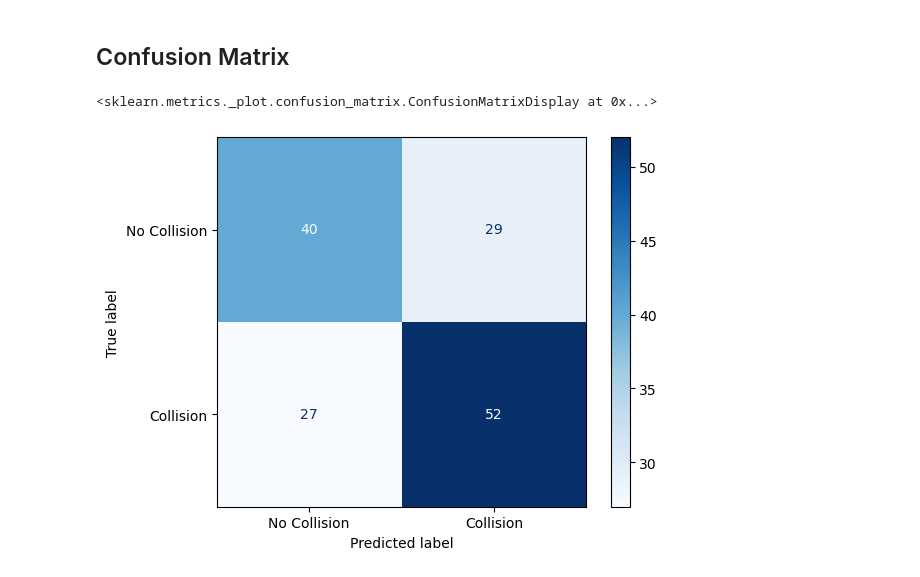
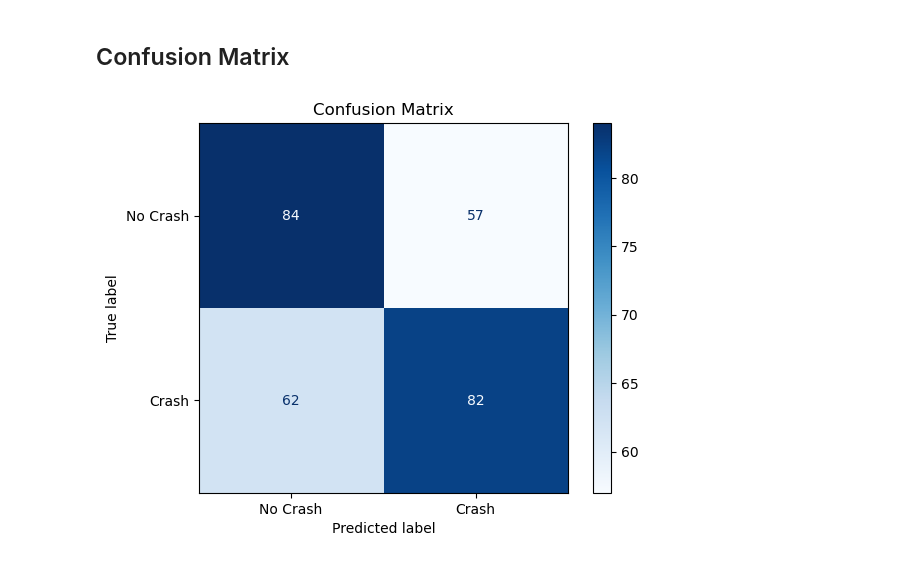
Before and after one commit to dcorc7/dsan-6600-final-project, a Jupyter notebook: code/LSTM/LSTM.ipynb, the cells around one changed output. Saved outputs shown, nothing was run; the diff lists cells and outputs as text; code cells hidden in the pictures.

Commit message:
New LSTM model with different features

```diff
--- a/code/LSTM/LSTM.ipynb
+++ b/code/LSTM/LSTM.ipynb
@@ -229,7 +309,7 @@ Test Videos: ['../../data/yolo_processed_data\\video_02104', '../../data/yolo_pr
 feature_scaler = StandardScaler()
 
 all_train_features = []
-no_delta_indices = [4, 5]
+no_delta_indices = [2, 3, 4]
 
 for video_dir in train_videos:
     csv_path = os.path.join(video_dir, "detections.csv")
@@ -244,7 +324,7 @@ for video_dir in train_videos:
         # Concatenate raw features and delta features
         if prev_features is None:
             delta_features = torch.zeros_like(raw_features)
-            delta_features = delta_features[:-2]
+            delta_features = delta_features[:-len(no_delta_indices)]
         else:
             # Indices to include in the delta calculation
             included_indices = [i for i in range(len(raw_features)) if i not in no_delta_indices]
@@ -575,7 +764,16 @@ Best Validation Loss: 0.6592691101525959
 # %% [markdown]
 ## Plot the Training and Validation Loss Curves for the Optimal Model
 # %%
-input_size = 36
+input_size = input_size
+
+best_params = {
+    "hidden_size": 128,
+    "dropout": 0.2,
+    "learning_rate": 0.001,
+    "num_layers": 3,
+    "optimizer": "adam"
+}
+
 
 # Intialize the model with the tuned optimal parameters
 model = LSTMClassifier(input_size = input_size, hidden_size = best_params["hidden_size"], num_layers = best_params["num_layers"], dropout = best_params["dropout"])
@@ -583,7 +781,7 @@ model = LSTMClassifier(input_size = input_size, hidden_size = best_params["hidde
 
 # Identify the optimal optimizer
 if best_params["optimizer"] == "adam":
-    optimizer = optim.Adam(model.parameters(), lr = best_params["learning_rate"])
+    optimizer = optim.Adam(model.parameters(), lr = best_params["learning_rate"], weight_decay = 1e-5)
 
 elif best_params["optimizer"] == "rmsprop":
     optimizer = optim.RMSprop(model.parameters(), lr = best_params["learning_rate"])
@@ -594,7 +792,6 @@ epochs = 100
 patience = 5
 print_epochs = True
 criterion = nn.BCELoss()
-#criterion = nn.BCEWithLogitsLoss()
 device = torch.device("cuda" if torch.cuda.is_available() else "cpu")
 
 # Train the optimal model
@@ -603,11 +800,12 @@ train_losses, val_losses = train_model(model, train_loader, val_loader, criterio
 
 # Plot training and validation losses after all epochs are finished
 plt.figure(figsize = (8, 6))
-sns.lineplot(x = range(1, len(train_losses) + 1), y = train_losses, label = "Training Loss", marker = "o", linestyle = "-", color = "blue")
-sns.lineplot(x = range(1, len(val_losses) + 1), y = val_losses, label = "Validation Loss", marker = "o", linestyle = "-", color = "red")
+sns.lineplot(x = range(1, len(train_losses) + 1), y = train_losses, label = "Training Loss")
+sns.lineplot(x = range(1, len(val_losses) + 1), y = val_losses, label = "Validation Loss")
 plt.title("Training and Validation Loss Curves")
 plt.xlabel("Epoch")
 plt.ylabel("Loss")
 plt.legend()
+plt.grid()
 plt.show()
 # %% [output]
@@ -638,7 +835,17 @@ def evaluate_model(model, test_loader, device, criterion):
         for x_batch, lengths, y_batch in test_loader:
             x_batch, lengths = x_batch.to(device), lengths.to(device)
 
-            outputs = model(x_batch, lengths)
+            outputs = model(x_batch, lengths).squeeze()       # Shape: [batch_size]
+            y_batch = y_batch.float().squeeze()               # Shape: [batch_size]
+
+            # Make sure both are 1D tensors
+            if outputs.dim() == 0:
+                outputs = outputs.unsqueeze(0)
+            if y_batch.dim() == 0:
+                y_batch = y_batch.unsqueeze(0)
+
+
+
             test_loss = criterion(outputs, y_batch)
             total_test_loss += test_loss.item() * x_batch.size(0)
 
@@ -651,11 +858,11 @@ def evaluate_model(model, test_loader, device, criterion):
 
         # Calculate test loss
         avg_test_loss = (total_test_loss) / (len(test_loader.dataset))
-        print(f"Test Loss: {avg_test_loss}")
+        print(f"Test Loss: {avg_test_loss:.4f}")
 
         # Calculate test accuracy
         test_accuracy = accuracy_score(all_labels, all_preds)
-        print(f"Test Accuracy: {test_accuracy}")
+        print(f"Test Accuracy: {test_accuracy:.4f}")
 
 
     return np.array(all_preds), np.array(all_labels)
@@ -663,10 +870,10 @@ def evaluate_model(model, test_loader, device, criterion):
 
 
 criterion = nn.BCELoss()
-#criterion = nn.BCEWithLogitsLoss()
 
 y_pred, y_true = evaluate_model(model, test_loader, device, criterion)
 
+accuracy = accuracy_score(y_true, y_pred)
 precision = precision_score(y_true, y_pred)
 recall = recall_score(y_true, y_pred)
 f1 = f1_score(y_true, y_pred)
@@ -707,10 +927,11 @@ F1 Score: 0.65
 # %%
 # Compute confusion matrix
 cm = confusion_matrix(y_true, y_pred)
 
 # Display confusion matrix
-disp = ConfusionMatrixDisplay(confusion_matrix = cm, display_labels = ["No Collision", "Collision"])
+disp = ConfusionMatrixDisplay(confusion_matrix = cm, display_labels = ["No Crash", "Crash"])
 disp.plot(cmap = "Blues", values_format = "d")
+plt.title("Confusion Matrix")
+plt.show()
 # %% [output]
-<sklearn.metrics._plot.confusion_matrix.ConfusionMatrixDisplay at 0x...>
-[figure, old version]
+[figure, new version]
```
Also changed, not shown: parts of 14 cells of this notebook, 2 other files.
